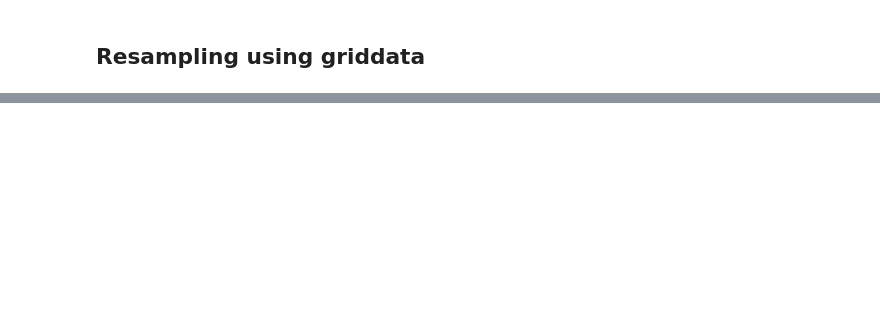
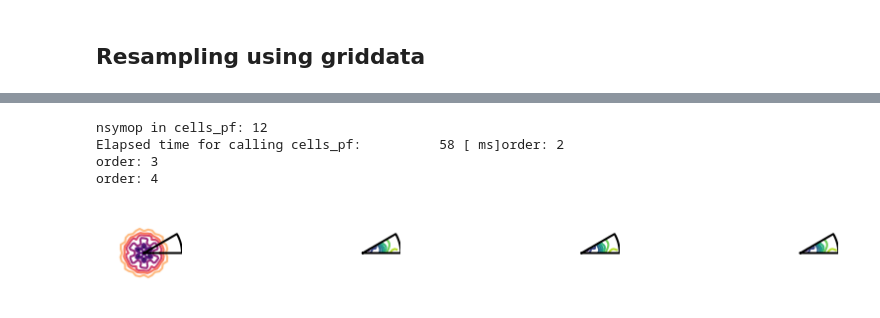
Before and after one commit to youngung/texture3, a Jupyter notebook: ipynb/ipf_dev.ipynb, the cells around one changed output, grey strips where cells are left out. Cells and saved outputs as stored; diff of their text form; code cells hidden in the pictures; blank space fills up the shorter version.

```diff
--- a/ipynb/ipf_dev.ipynb
+++ b/ipynb/ipf_dev.ipynb
@@ -346,3 +346,51 @@ Elapsed time for calling cells_pf:          26 [ ms]order: 2
 order: 3
 order: 4
 [figure]
+# %%
+filename='/Users/youngung/repo/evpsc/matData/vpscData/AZ31_SCNU/AZ31_500.tex'
+grs=np.loadtxt(filename,skiprows=4)
+fnsx='/Users/youngung/repo/evpsc/matData/vpscData/AZ31_SCNU/sx'
+cdim=[1,1,1.624]
+cang=[90,90,120]
+a=[0,0,0,1];b=[1,0,-1,0];c=[2,-1,-1,0]
+
+csym='hexag'
+poles=[[1,0,0],[0,1,0],[0,0,1]]
+
+
+
+
+
+#grs=np.array([[0,0,0,1]])
+orders=[2,3,4]
+fig,axes=gen_fig(nrows=1,ncols=len(orders)+1,wspace=1.0,rowsize=1.0)
+
+dth=10.
+dph=10.
+mypf=upf.polefigure(grains=grs[:,:],csym=csym,cang=cang,cdim=cdim)
+x,y,arr=mypf.pf_new(axs=axes[0,0:1],poles=[[1,0,0]],proj='ipf',dth=dth,dph=dph) ## sample axis 1
+
+boundary=get_ipf_boundary(a=a,b=b,c=c,fnsx=fnsx,nres=10)
+for i, order in enumerate(orders):
+    print('order:',order)
+    refined=scipy.ndimage.zoom(arr.T,order)
+    x_,y_=xy_grid(refined.T.shape)
+    #mask=gen_mask(boundary,x_.shape)
+    mask=gen_mask(boundary,shape=x_.shape,x=x_,y=y_)
+    a=np.ma.array(refined.T,mask=mask)
+    cnt=axes[0,1+i].contour(x_,y_,a)
+
+for i, ax in enumerate(axes.flatten()):
+    ax.set_axis_off()
+    ax.plot(*boundary,zorder=10,c='k' )
+    #ax.set_xlim(boundary[0].min()-0.01,boundary[0].max()+0.01)
+    #ax.set_ylim(boundary[1].min()-0.01,boundary[1].max()+0.01)
+    ax.set_aspect('equal')
+fig.savefig('/tmp/tmp.pdf')
+!open /tmp/tmp.pdf
+# %% [output]
+nsymop in cells_pf: 12
+Elapsed time for calling cells_pf:          58 [ ms]order: 2
+order: 3
+order: 4
+[figure, added]
```
Also changed, not shown: parts of 4 cells of this notebook, 1 other file.
